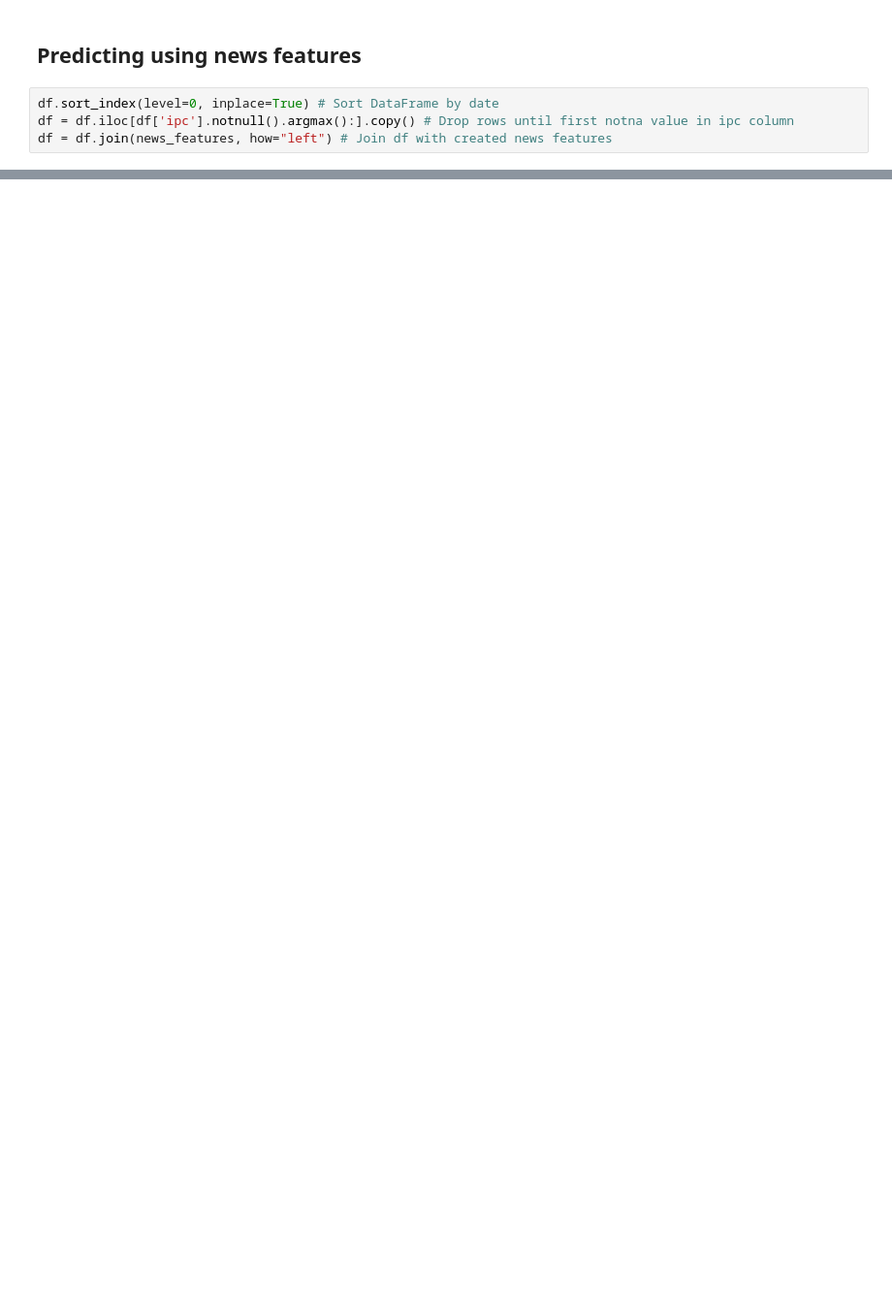
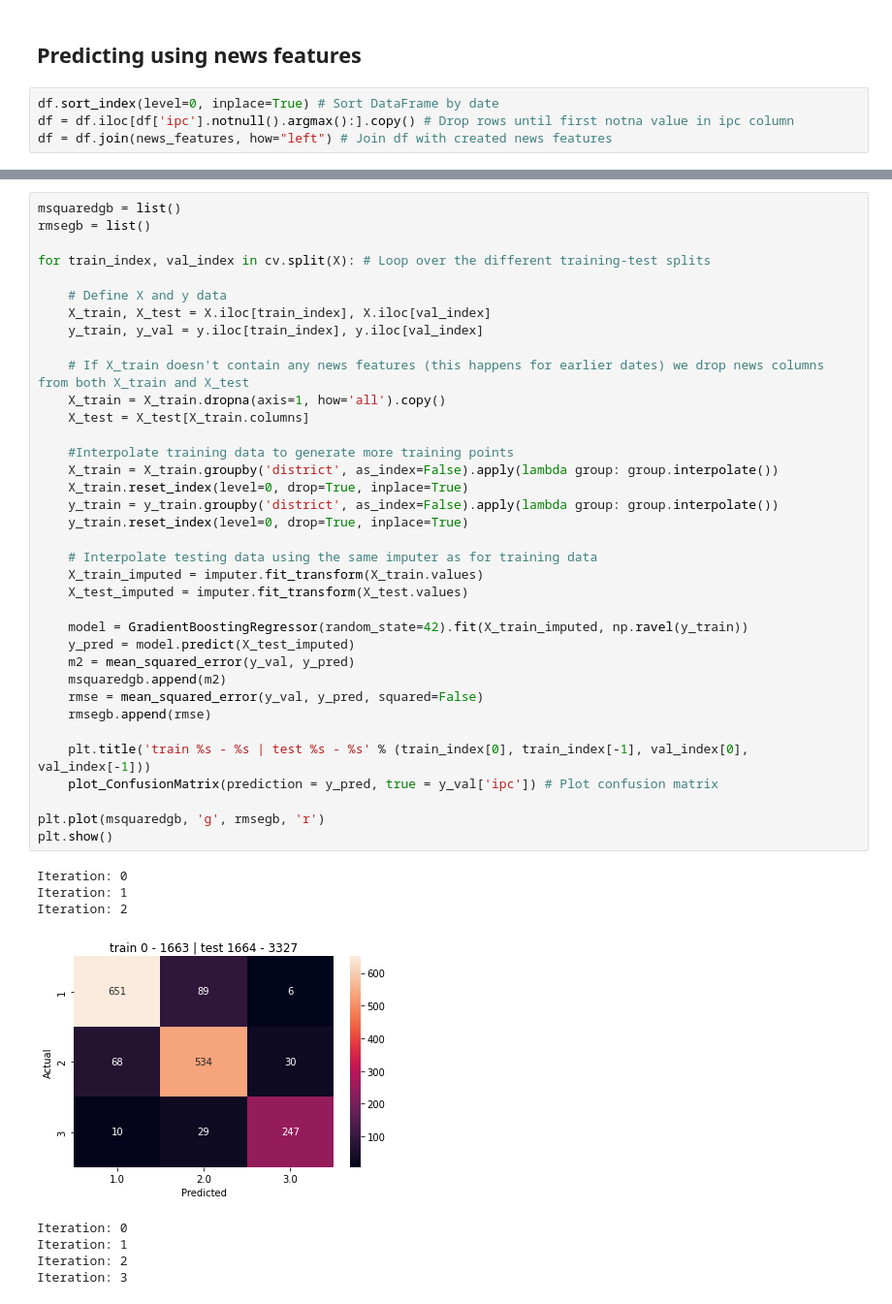
Before and after one commit to jdobladez/JBG060-group9, a Jupyter notebook: RandomForestClassifier.ipynb, the cells around one changed output, grey strips where cells are left out. Shown at 97% size. Saved outputs shown, nothing was run; the diff lists cells and outputs as text; blank space fills up the shorter version.

```diff
--- a/RandomForestClassifier.ipynb
+++ b/RandomForestClassifier.ipynb
@@ -339,0 +556,45 @@ Mean Accuracy: 0.455889
+# %%
+msquaredgb = list()
+rmsegb = list()
+
+for train_index, val_index in cv.split(X): # Loop over the different training-test splits
+
+    # Define X and y data
+    X_train, X_test = X.iloc[train_index], X.iloc[val_index]
+    y_train, y_val = y.iloc[train_index], y.iloc[val_index]
+
+    # If X_train doesn't contain any news features (this happens for earlier dates) we drop news columns from both X_train and X_test
+    X_train = X_train.dropna(axis=1, how='all').copy()
+    X_test = X_test[X_train.columns]
+
+    #Interpolate training data to generate more training points
+    X_train = X_train.groupby('district', as_index=False).apply(lambda group: group.interpolate())
+    X_train.reset_index(level=0, drop=True, inplace=True)
+    y_train = y_train.groupby('district', as_index=False).apply(lambda group: group.interpolate())
+    y_train.reset_index(level=0, drop=True, inplace=True)
+
+    # Interpolate testing data using the same imputer as for training data
+    X_train_imputed = imputer.fit_transform(X_train.values)
+    X_test_imputed = imputer.fit_transform(X_test.values)
+
+    model = GradientBoostingRegressor(random_state=42).fit(X_train_imputed, np.ravel(y_train))
+    y_pred = model.predict(X_test_imputed)
+    m2 = mean_squared_error(y_val, y_pred)
+    msquaredgb.append(m2)
+    rmse = mean_squared_error(y_val, y_pred, squared=False)
+    rmsegb.append(rmse)
+
+    plt.title('train %s - %s | test %s - %s' % (train_index[0], train_index[-1], val_index[0], val_index[-1]))
+    plot_ConfusionMatrix(prediction = y_pred, true = y_val['ipc']) # Plot confusion matrix
+
+plt.plot(msquaredgb, 'g', rmsegb, 'r')
+plt.show()
+# %% [output]
+Iteration: 0
+Iteration: 1
+Iteration: 2
+[figure, added]
+Iteration: 0
+Iteration: 1
+Iteration: 2
+Iteration: 3
```
Also changed, not shown: parts of 17 cells of this notebook, 4 other files.
